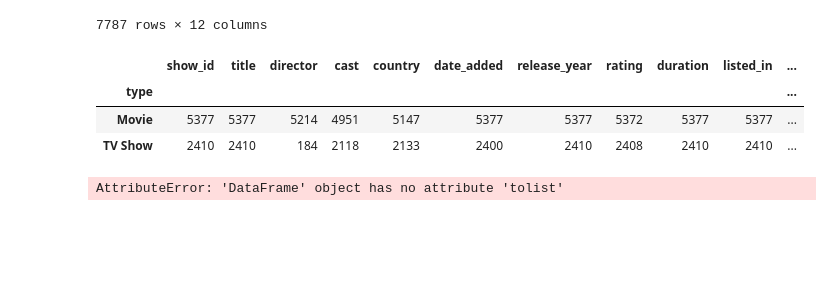
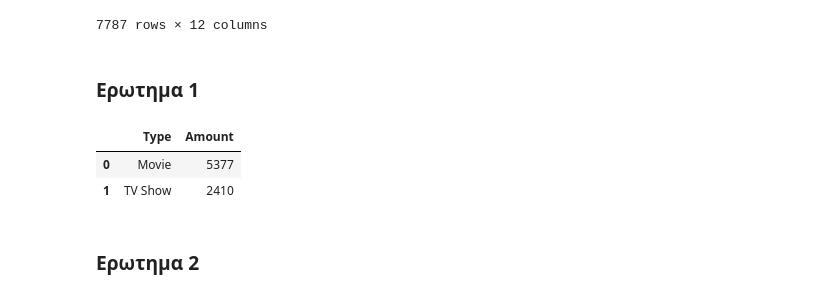
Before and after one commit to Demesta/data_mining_for_netflix, a Jupyter notebook: netflixAndro.ipynb, the cells around one changed output. Saved outputs shown, nothing was run; the diff lists cells and outputs as text; code cells hidden in the pictures; blank space fills up the shorter version.

```diff
--- a/netflixAndro.ipynb
+++ b/netflixAndro.ipynb
@@ -23,59 +23,16 @@ df
 | 7785 | s7786 | TV Show | Zumbo's Just Desserts | NaN | Adriano Zumbo, Rachel Khoo | Australia | October 31, 2020 | 2019 | TV-PG | 1 Season | ... |
 | 7786 | s7787 | Movie | ZZ TOP: THAT LITTLE OL' BAND FROM... | Sam Dunn | NaN | United Kingdom, Canada, United St... | March 1, 2020 | 2019 | TV-MA | 90 min | ... |
 7787 rows × 12 columns
+# %% [markdown]
+### Ερωτημα 1
 # %%
-df1 = df.groupby('type').count()
+df1 = df.groupby('type', as_index=False).count()
+df1 = df1[["type", "show_id"]]
+df1.columns = ["Type", "Amount"]
 df1
 # %% [output]
-|  | show_id | title | director | cast | country | date_added | release_year | rating | duration | listed_in | ... |
-| type |  |  |  |  |  |  |  |  |  |  | ... |
-| Movie | 5377 | 5377 | 5214 | 4951 | 5147 | 5377 | 5377 | 5372 | 5377 | 5377 | ... |
-| TV Show | 2410 | 2410 | 184 | 2118 | 2133 | 2400 | 2410 | 2408 | 2410 | 2410 | ... |
+|  | Type | Amount |
+| 0 | Movie | 5377 |
+| 1 | TV Show | 2410 |
-# %%
-df2 = df.copy()
-df2['date_added'] = pd.to_datetime(df2['date_added'], dayfirst=True)
-df2['date_added'] = pd.DatetimeIndex(df2['date_added']).year
-df2 = df2.sort_values('date_added')
-
-# temp = df2.groupby(["type", "date_added"]).count()
-
-Movies = df2[df2["type"] == 'Movie']
-Movies = Movies.groupby(["date_added"]).count()
-
-TV_Shows = df2[df2["type"] == 'TV Show']
-TV_Shows = TV_Shows.groupby(["date_added"]).count()
-
-z = Movies.tolist()
-z
-
-# z = Movies["date_added"]
-# z
-
-# fig, ax = plt.subplots(figsize=(12,6))
-# bar_width = 0.4
-# x = np.asarray([1, 2, 3])
-
-# b1 = ax.bar(x, Movies.tolist(),width=bar_width, label='Movies')
-
-# ax.set_xticks(x + bar_width/2)
-# ax.set_xtickslabels(z)
-# ax.legend()
-
-
-# z = ['text1', 'text2', 'text3'] this has the labels beneath
-
-# fig, ax = plt.subplots(figsize=(12, 6))
-
-# bar_width = 0.4
-
-# x = np.asarray([1,2,3])
-
-# b1 = ax.bar(x, wordswithstemming,width=bar_width,label='NLTK Stemming')
-
-# b2 = ax.bar(x + bar_width,wordswithlemmatizer,width=bar_width,label='Wordnet Lemmatization')
-
-# ax.set_xticks(x + bar_width / 2)
-# ax.set_xticklabels(z)
-# ax.legend()
-# %% [output]
-AttributeError: 'DataFrame' object has no attribute 'tolist'
+# %% [markdown]
+### Ερωτημα 2
```
Also changed, not shown: parts of 17 cells of this notebook.
